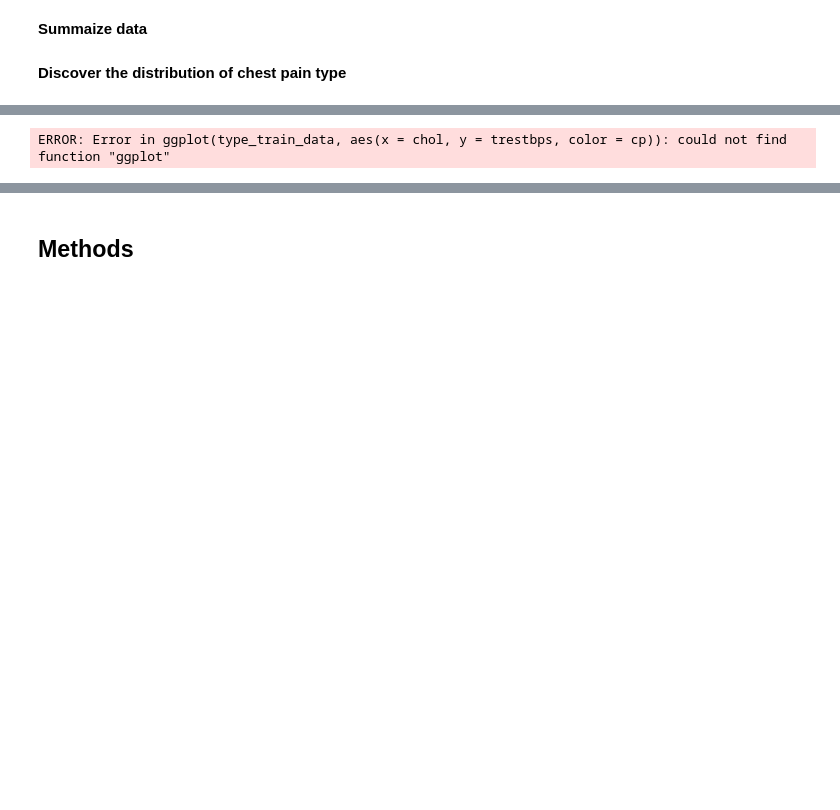
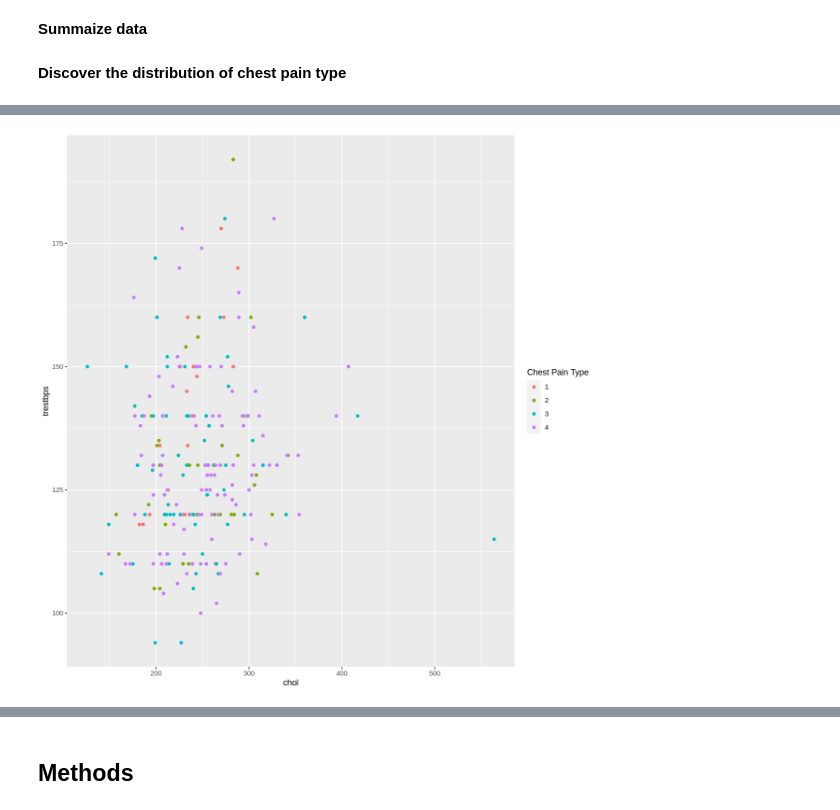
Before and after one commit to Yuvitee/DSCI-100-project, a Jupyter notebook: Heart Disease Proposal.ipynb, the cells around one changed output, grey strips where cells are left out. Cells and saved outputs as stored; diff of their text form; code cells hidden in the pictures; blank space fills up the shorter version.

```diff
--- a/Heart Disease Proposal.ipynb
+++ b/Heart Disease Proposal.ipynb
@@ -168,14 +168,11 @@ A tibble: 4 × 2
 # %%
-options(repr.plot.width = 15, repr.plot.height = 8)
-
 trestbps_vs_chol <- type_train_data |>
 ggplot(aes(x = chol , y = trestbps, color = cp))+
 geom_point()+
-labs(x = "Blood Cholesterol (mg/dL)", y = "Resting Blood Pressure (mm ", color = "Chest Pain Type") +
-ggtitle("Cholestorol vs Resting Blood Pressure")
+labs(x = "chol", y = "trestbps", color = "Chest Pain Type")
 trestbps_vs_chol
 # %% [output]
-ERROR: Error in ggplot(type_train_data, aes(x = chol, y = trestbps, color = cp)): could not find function "ggplot"
+[figure, added]
 # %%
 trestbps_vs_age <- type_train_data |>
 ggplot(aes(x = age , y = trestbps, color = cp))+
```
Also changed, not shown: parts of 16 cells of this notebook.
